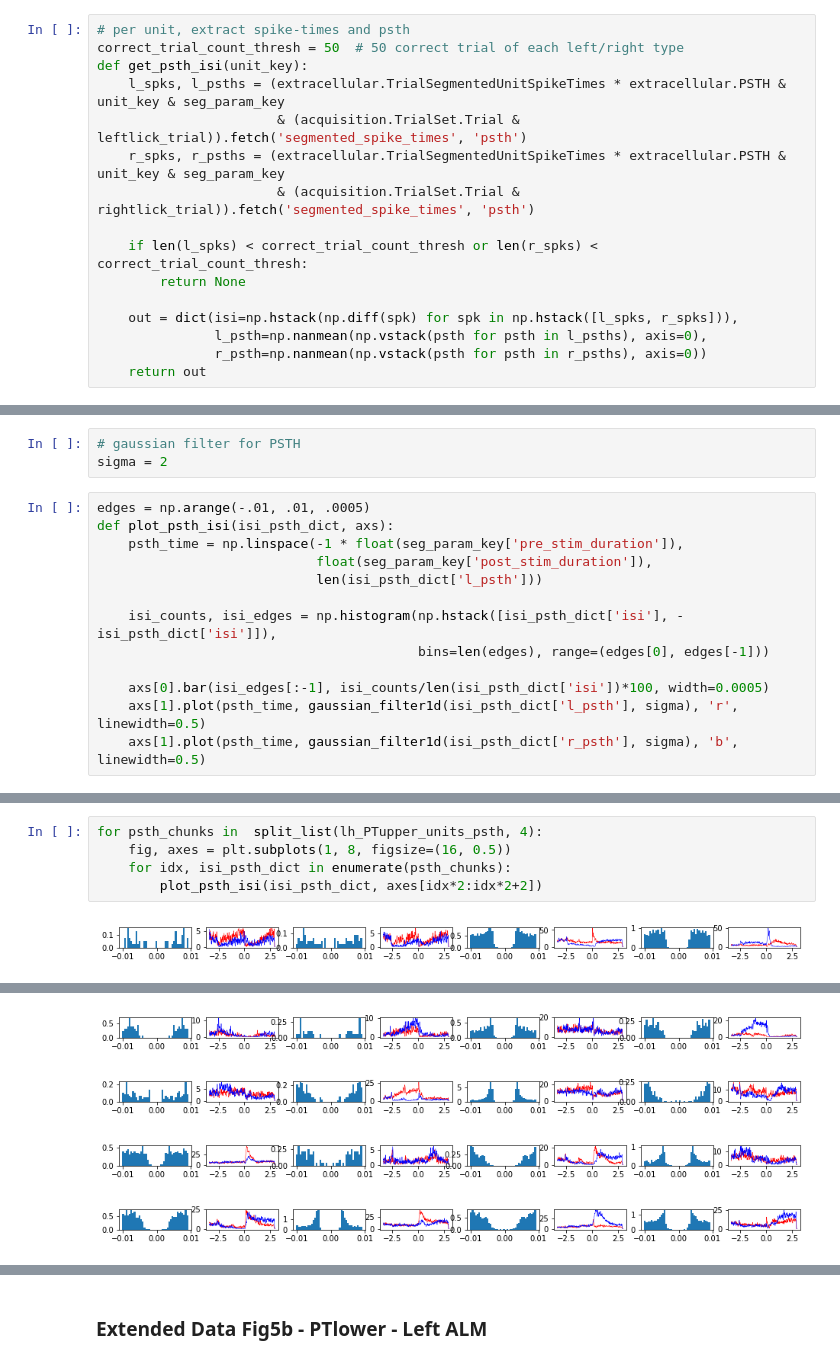
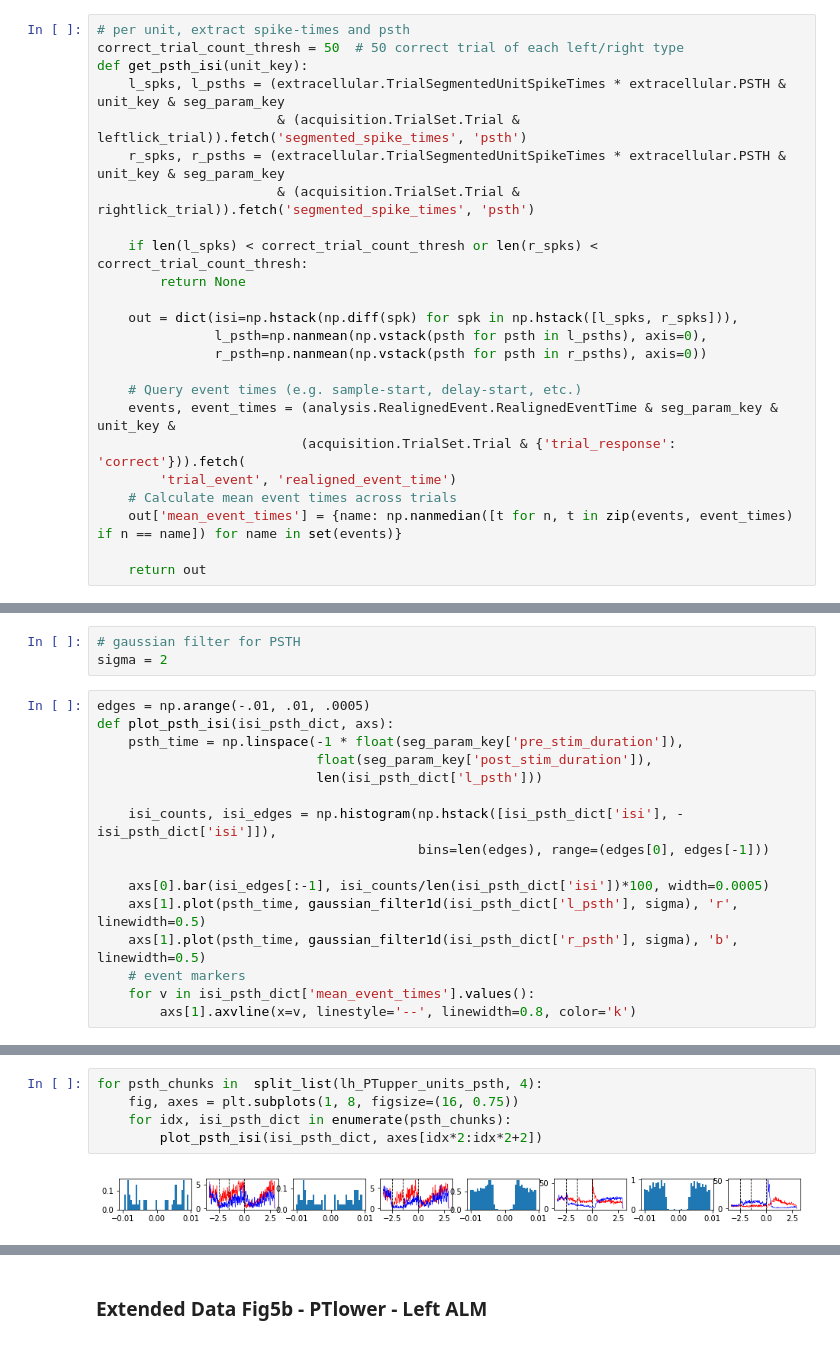
Before and after one commit to datajoint-company/DJ-NWB-Economo-2018, a Jupyter notebook: notebooks/Economo-2018-examples.ipynb, the cells around one changed output, grey strips where cells are left out. Drawn from its saved outputs; the diff is of its cells as text.

```diff
--- a/notebooks/Economo-2018-examples.ipynb
+++ b/notebooks/Economo-2018-examples.ipynb
@@ -77,6 +128,14 @@ def get_psth_isi(unit_key):
     out = dict(isi=np.hstack(np.diff(spk) for spk in np.hstack([l_spks, r_spks])),
                l_psth=np.nanmean(np.vstack(psth for psth in l_psths), axis=0),
                r_psth=np.nanmean(np.vstack(psth for psth in r_psths), axis=0))
+
+    # Query event times (e.g. sample-start, delay-start, etc.)
+    events, event_times = (analysis.RealignedEvent.RealignedEventTime & seg_param_key & unit_key &
+                          (acquisition.TrialSet.Trial & {'trial_response': 'correct'})).fetch(
+        'trial_event', 'realigned_event_time')
+    # Calculate mean event times across trials
+    out['mean_event_times'] = {name: np.nanmedian([t for n, t in zip(events, event_times) if n == name]) for name in set(events)}
+
     return out
 # %%
 lh_PTupper_units_psth = [v for v in [get_psth_isi(u) for u in lh_PTupper_units] if v]
@@ -115,4 +174,7 @@ def plot_psth_isi(isi_psth_dict, axs):
     axs[0].bar(isi_edges[:-1], isi_counts/len(isi_psth_dict['isi'])*100, width=0.0005)
     axs[1].plot(psth_time, gaussian_filter1d(isi_psth_dict['l_psth'], sigma), 'r', linewidth=0.5)
     axs[1].plot(psth_time, gaussian_filter1d(isi_psth_dict['r_psth'], sigma), 'b', linewidth=0.5)
+    # event markers
+    for v in isi_psth_dict['mean_event_times'].values():
+        axs[1].axvline(x=v, linestyle='--', linewidth=0.8, color='k')
 # %% [markdown]
@@ -120,7 +182,7 @@ def plot_psth_isi(isi_psth_dict, axs):
 # %%
 for psth_chunks in  split_list(lh_PTupper_units_psth, 4):
-    fig, axes = plt.subplots(1, 8, figsize=(16, 0.5))
+    fig, axes = plt.subplots(1, 8, figsize=(16, 0.75))
     for idx, isi_psth_dict in enumerate(psth_chunks):
         plot_psth_isi(isi_psth_dict, axes[idx*2:idx*2+2])
 # %% [output]
-[figure, old version]
+[figure, new version]
@@ -133,4 +194,0 @@ for psth_chunks in  split_list(lh_PTupper_units_psth, 4):
-[figure, removed]
-[figure, removed]
-[figure, removed]
-[figure, removed]
```
Also changed, not shown: parts of 10 cells of this notebook.
